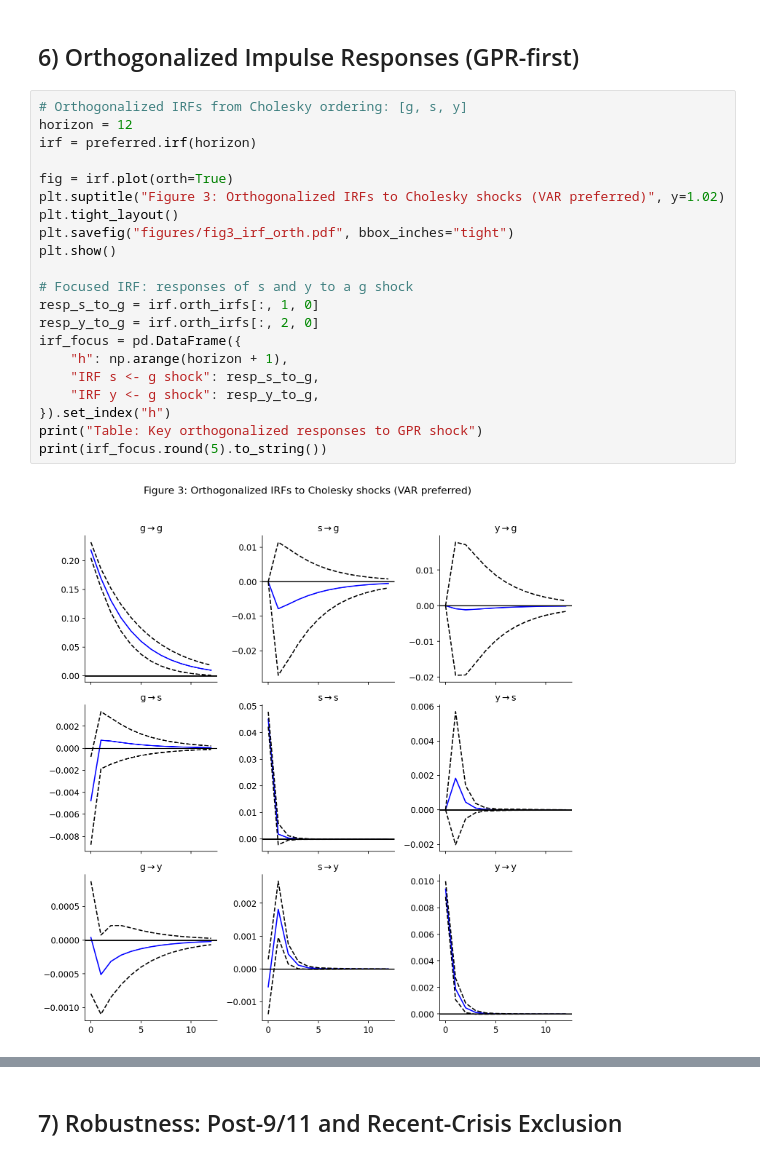
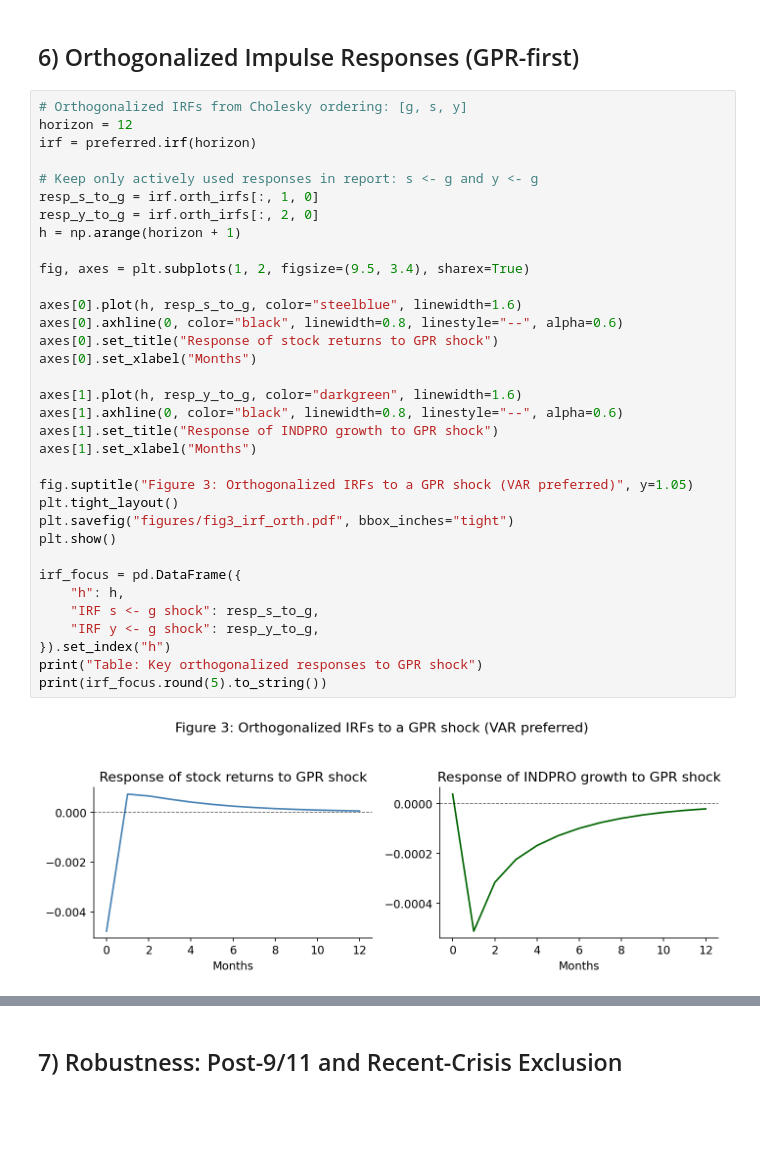
Before and after one commit to rohde01/Econometrics-II, a Jupyter notebook: Assignment2/main.ipynb, the cells around one changed output, grey strips where cells are left out. Cells and saved outputs as stored; diff of their text form; blank space fills up the shorter version.

Commit message:
change sub-plot approach

```diff
--- a/Assignment2/main.ipynb
+++ b/Assignment2/main.ipynb
@@ -366,26 +366,39 @@ Because residual diagnostics indicate heteroskedasticity/non-normality, we also
 # %%
 # Orthogonalized IRFs from Cholesky ordering: [g, s, y]
 horizon = 12
 irf = preferred.irf(horizon)
 
-fig = irf.plot(orth=True)
-plt.suptitle("Figure 3: Orthogonalized IRFs to Cholesky shocks (VAR preferred)", y=1.02)
+# Keep only actively used responses in report: s <- g and y <- g
+resp_s_to_g = irf.orth_irfs[:, 1, 0]
+resp_y_to_g = irf.orth_irfs[:, 2, 0]
+h = np.arange(horizon + 1)
+
+fig, axes = plt.subplots(1, 2, figsize=(9.5, 3.4), sharex=True)
+
+axes[0].plot(h, resp_s_to_g, color="steelblue", linewidth=1.6)
+axes[0].axhline(0, color="black", linewidth=0.8, linestyle="--", alpha=0.6)
+axes[0].set_title("Response of stock returns to GPR shock")
+axes[0].set_xlabel("Months")
+
+axes[1].plot(h, resp_y_to_g, color="darkgreen", linewidth=1.6)
+axes[1].axhline(0, color="black", linewidth=0.8, linestyle="--", alpha=0.6)
+axes[1].set_title("Response of INDPRO growth to GPR shock")
+axes[1].set_xlabel("Months")
+
+fig.suptitle("Figure 3: Orthogonalized IRFs to a GPR shock (VAR preferred)", y=1.05)
 plt.tight_layout()
 plt.savefig("figures/fig3_irf_orth.pdf", bbox_inches="tight")
 plt.show()
 
-# Focused IRF: responses of s and y to a g shock
-resp_s_to_g = irf.orth_irfs[:, 1, 0]
-resp_y_to_g = irf.orth_irfs[:, 2, 0]
 irf_focus = pd.DataFrame({
-    "h": np.arange(horizon + 1),
+    "h": h,
     "IRF s <- g shock": resp_s_to_g,
     "IRF y <- g shock": resp_y_to_g,
 }).set_index("h")
 print("Table: Key orthogonalized responses to GPR shock")
 print(irf_focus.round(5).to_string())
 # %% [output]
-[figure, old version]
+[figure, new version]
 Table: Key orthogonalized responses to GPR shock
     IRF s <- g shock  IRF y <- g shock
 h
```
Also changed, not shown: parts of 3 cells of this notebook.
